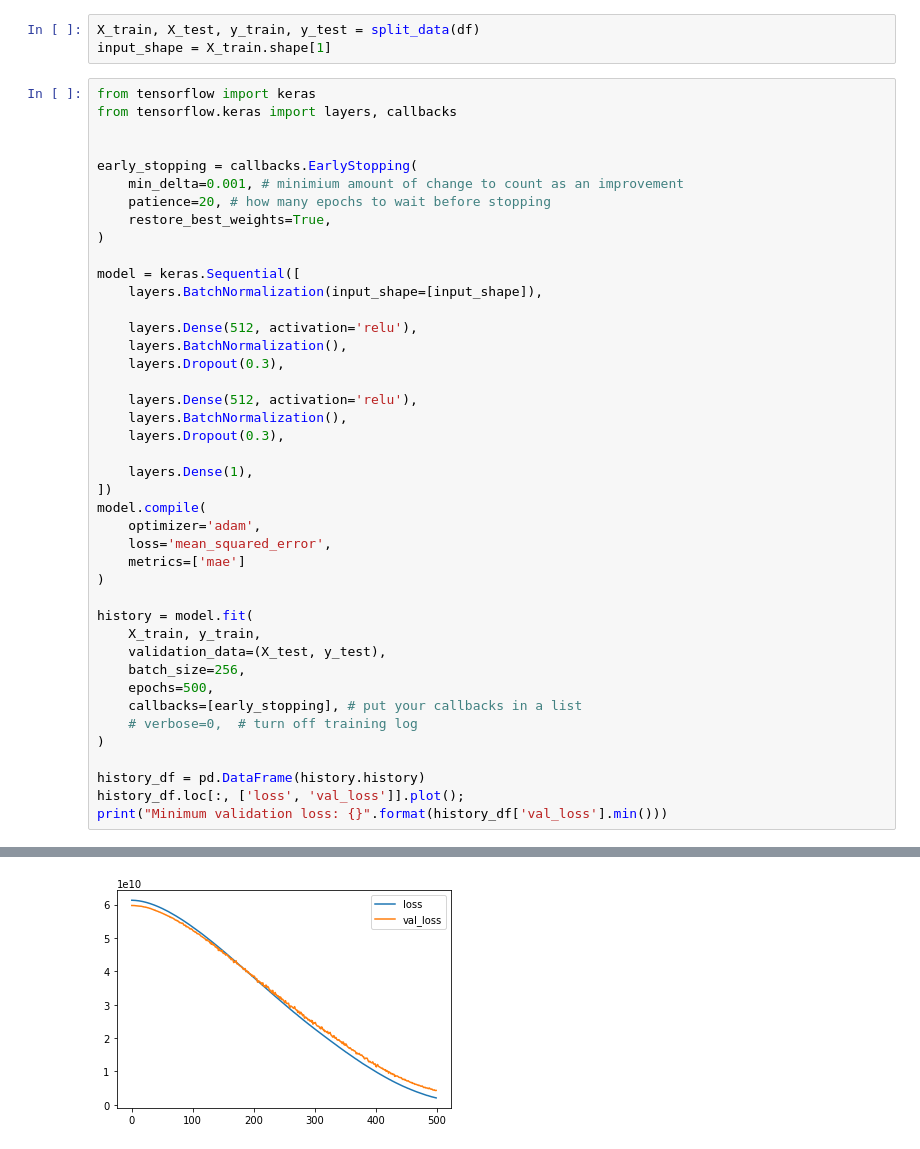
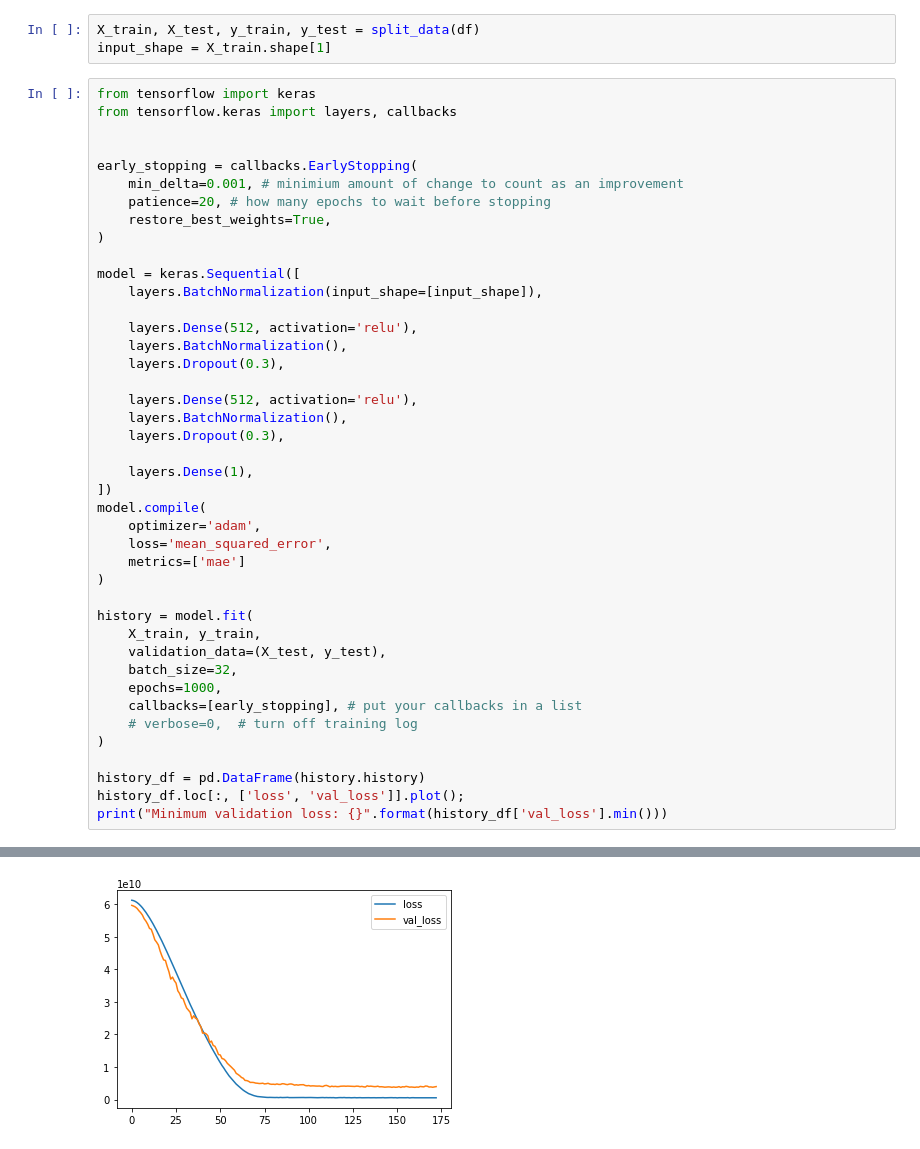
Before and after one commit to milosz-l/delivery-time, a Jupyter notebook: nn_test.ipynb, the cells around one changed output, grey strips where cells are left out. Saved outputs shown, nothing was run; the diff lists cells and outputs as text.

Commit message:
32 batch, 1000 epochs (stopped) on 512 512 gave 55%

```diff
--- a/nn_test.ipynb
+++ b/nn_test.ipynb
@@ -271,8 +271,8 @@ model.compile(
 history = model.fit(
     X_train, y_train,
     validation_data=(X_test, y_test),
-    batch_size=256,
-    epochs=500,
+    batch_size=32,
+    epochs=1000,
     callbacks=[early_stopping], # put your callbacks in a list
     # verbose=0,  # turn off training log
 )
@@ -301 +301 @@ Minimum validation loss: 4295520768.0
-[figure, old version]
+[figure, new version]
```
Also changed, not shown: parts of 6 cells of this notebook.
